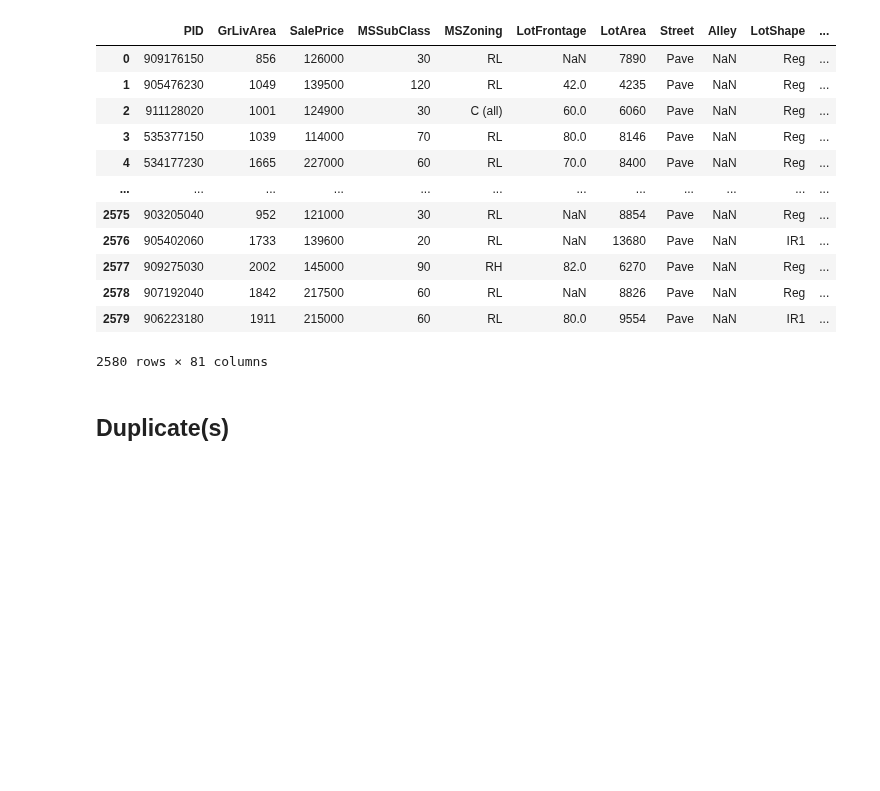
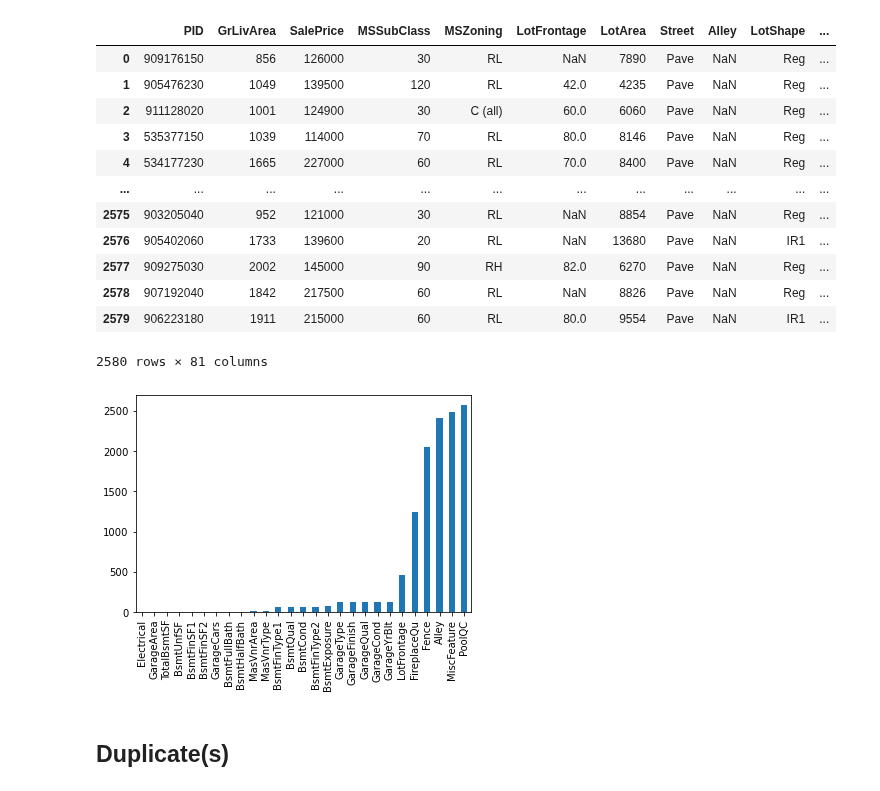
Before and after one commit to rishigoutam/ames-iowa, a Jupyter notebook: rishi/eda.ipynb, the cells around one changed output. Drawn from its saved outputs; the diff is of its cells as text; code cells hidden in the pictures; blank space fills up the shorter version.

```diff
--- a/rishi/eda.ipynb
+++ b/rishi/eda.ipynb
@@ -99,6 +98,14 @@ missingRows
 | 2578 | 907192040 | 1842 | 217500 | 60 | RL | NaN | 8826 | Pave | NaN | Reg | ... |
 | 2579 | 906223180 | 1911 | 215000 | 60 | RL | 80.0 | 9554 | Pave | NaN | IR1 | ... |
 2580 rows × 81 columns
+# %%
+missing = df.isnull().sum()
+missing = missing[missing > 0]
+missing.sort_values(inplace=True)
+missing.plot.bar()
+plt.show()
+# %% [output]
+[figure, added]
 # %% [markdown]
 ## Duplicate(s)
 # %%
```
Also changed, not shown: parts of 2 cells of this notebook, 3 other files.
